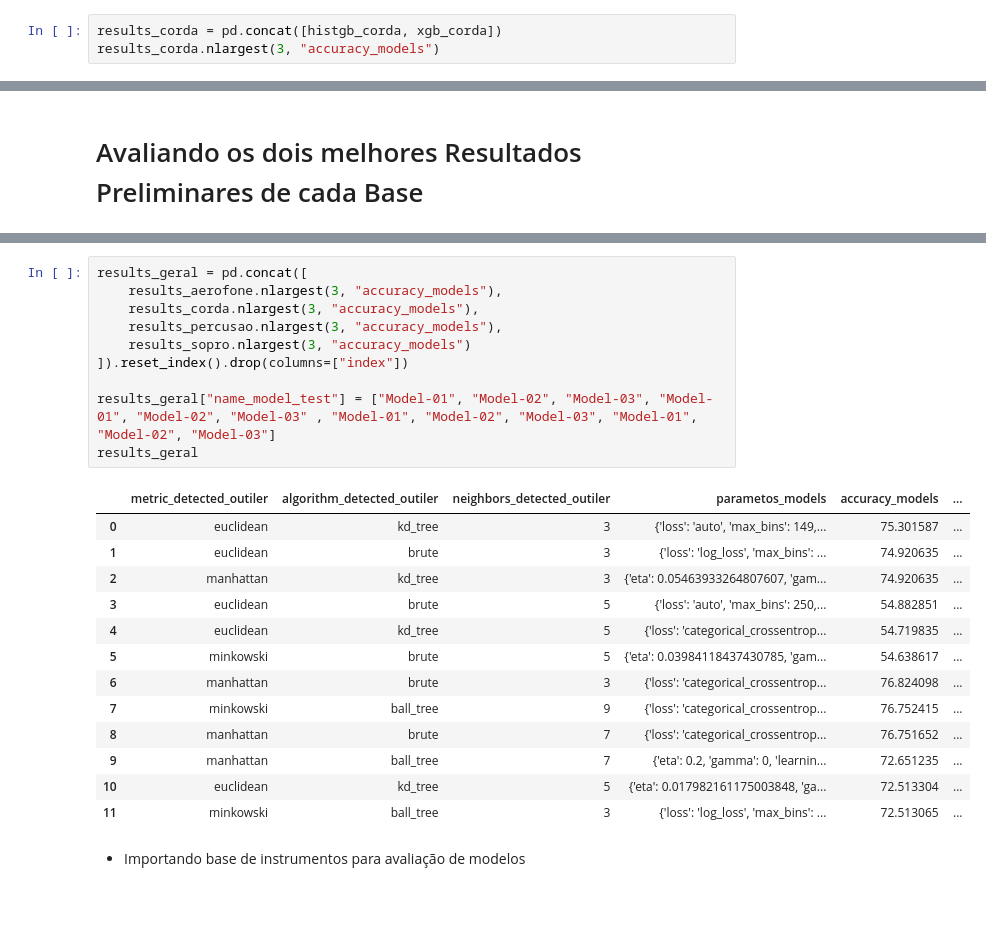
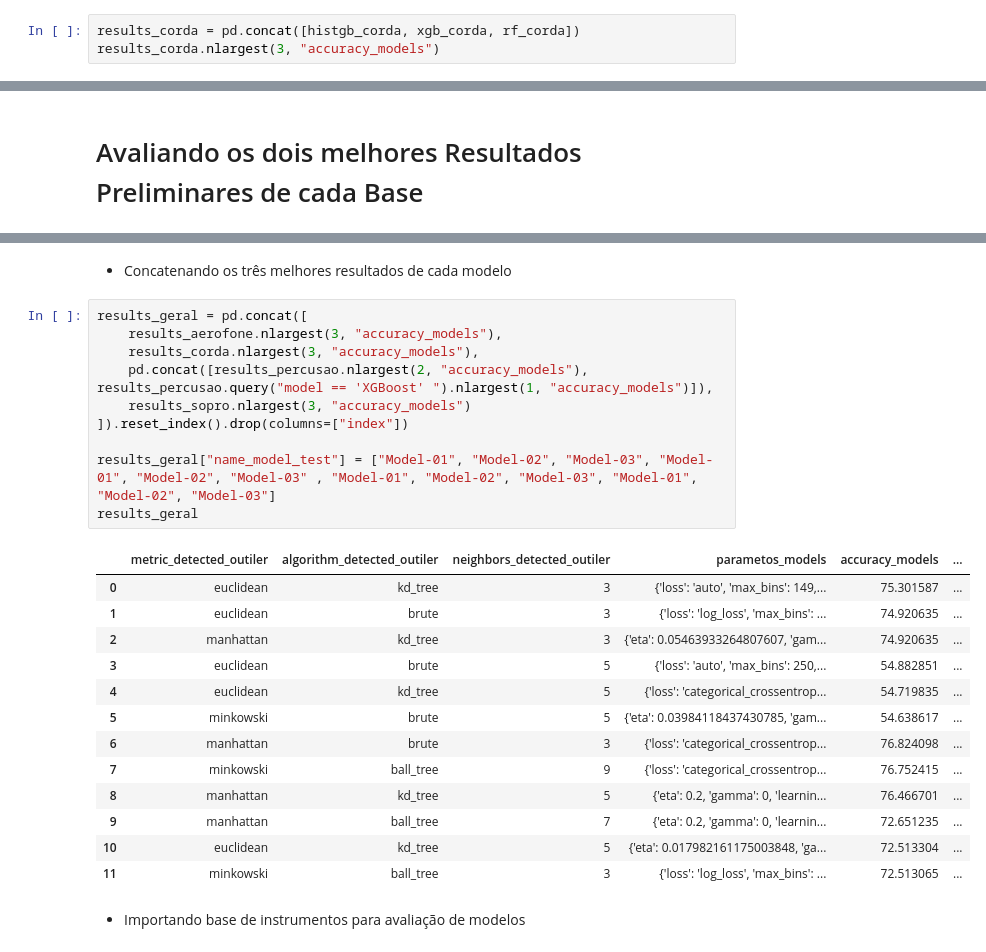
Before and after one commit to Douglas-cc/detected_instruments, a Jupyter notebook: notebooks/avaliacao_models.ipynb, the cells around one changed output, grey strips where cells are left out. Drawn from its saved outputs; the diff is of its cells as text; blank space fills up the shorter version.

Commit message:
Revert "Revert "add graficos e tabela de resultados""
This reverts commit a9a6032eff6a9527d1d10b0eabb6324ffc98b8a5.

```diff
--- a/notebooks/avaliacao_models.ipynb
+++ b/notebooks/avaliacao_models.ipynb
@@ -231,5 +250,5 @@ rf_corda.nlargest(10, "accuracy_models")
 # %%
-results_corda = pd.concat([histgb_corda, xgb_corda])
+results_corda = pd.concat([histgb_corda, xgb_corda, rf_corda])
 results_corda.nlargest(3, "accuracy_models")
 # %% [output]
 |  | metric_detected_outiler | algorithm_detected_outiler | neighbors_detected_outiler | parametos_models | accuracy_models | ... |
@@ -303,24 +345,26 @@ results_sopro.nlargest(3, "accuracy_models")
+# %% [markdown]
+- Concatenando os três melhores resultados de cada modelo
 # %%
 results_geral = pd.concat([
     results_aerofone.nlargest(3, "accuracy_models"),
     results_corda.nlargest(3, "accuracy_models"),
-    results_percusao.nlargest(3, "accuracy_models"),
+    pd.concat([results_percusao.nlargest(2, "accuracy_models"), results_percusao.query("model == 'XGBoost' ").nlargest(1, "accuracy_models")]),
     results_sopro.nlargest(3, "accuracy_models")
 ]).reset_index().drop(columns=["index"])
 
 results_geral["name_model_test"] = ["Model-01", "Model-02", "Model-03", "Model-01", "Model-02", "Model-03" , "Model-01", "Model-02", "Model-03", "Model-01", "Model-02", "Model-03"]
 results_geral
 # %% [output]
 |  | metric_detected_outiler | algorithm_detected_outiler | neighbors_detected_outiler | parametos_models | accuracy_models | ... |
 | 0 | euclidean | kd_tree | 3 | {'loss': 'auto', 'max_bins': 149,... | 75.301587 | ... |
 | 1 | euclidean | brute | 3 | {'loss': 'log_loss', 'max_bins': ... | 74.920635 | ... |
 | 2 | manhattan | kd_tree | 3 | {'eta': 0.05463933264807607, 'gam... | 74.920635 | ... |
 | 3 | euclidean | brute | 5 | {'loss': 'auto', 'max_bins': 250,... | 54.882851 | ... |
 | 4 | euclidean | kd_tree | 5 | {'loss': 'categorical_crossentrop... | 54.719835 | ... |
 | 5 | minkowski | brute | 5 | {'eta': 0.03984118437430785, 'gam... | 54.638617 | ... |
 | 6 | manhattan | brute | 3 | {'loss': 'categorical_crossentrop... | 76.824098 | ... |
 | 7 | minkowski | ball_tree | 9 | {'loss': 'categorical_crossentrop... | 76.752415 | ... |
-| 8 | manhattan | brute | 7 | {'loss': 'categorical_crossentrop... | 76.751652 | ... |
+| 8 | manhattan | kd_tree | 5 | {'eta': 0.2, 'gamma': 0, 'learnin... | 76.466701 | ... |
 | 9 | manhattan | ball_tree | 7 | {'eta': 0.2, 'gamma': 0, 'learnin... | 72.651235 | ... |
 | 10 | euclidean | kd_tree | 5 | {'eta': 0.017982161175003848, 'ga... | 72.513304 | ... |
 | 11 | minkowski | ball_tree | 3 | {'loss': 'log_loss', 'max_bins': ... | 72.513065 | ... |
```
Also changed, not shown: parts of 62 cells of this notebook, 4 other files.
